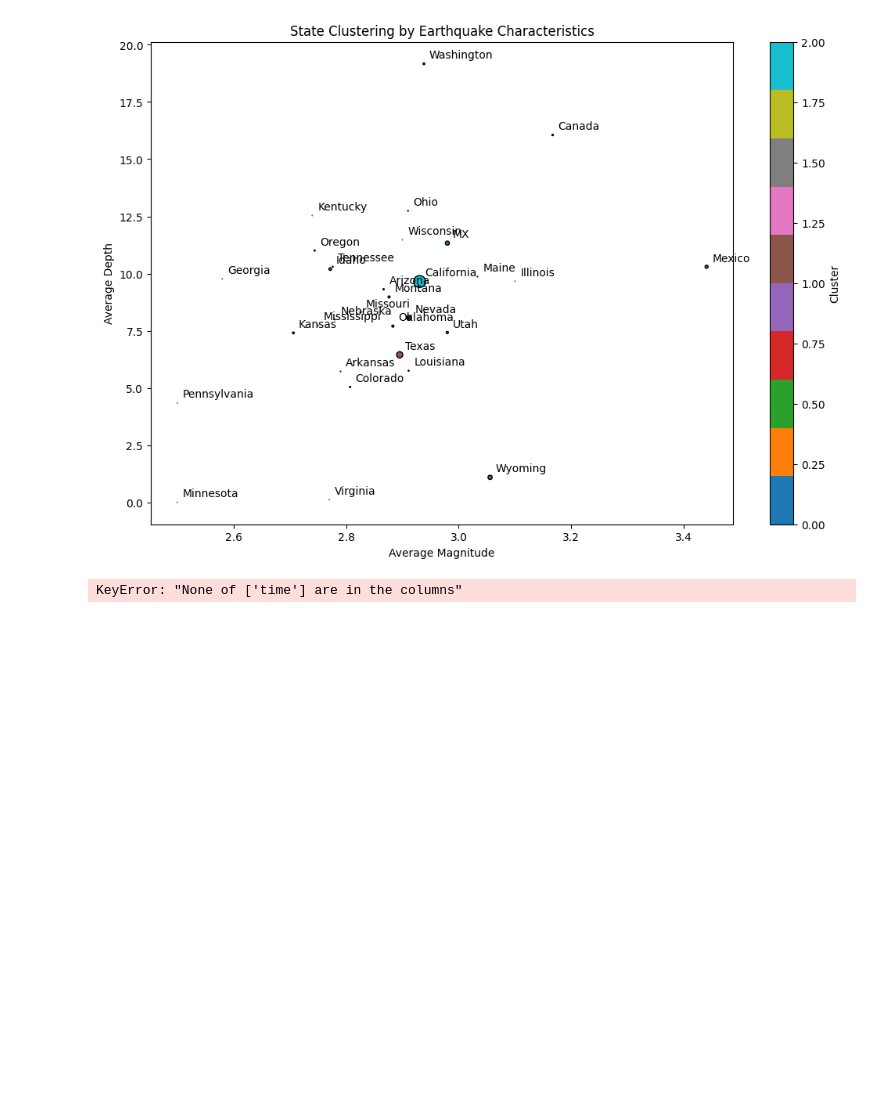
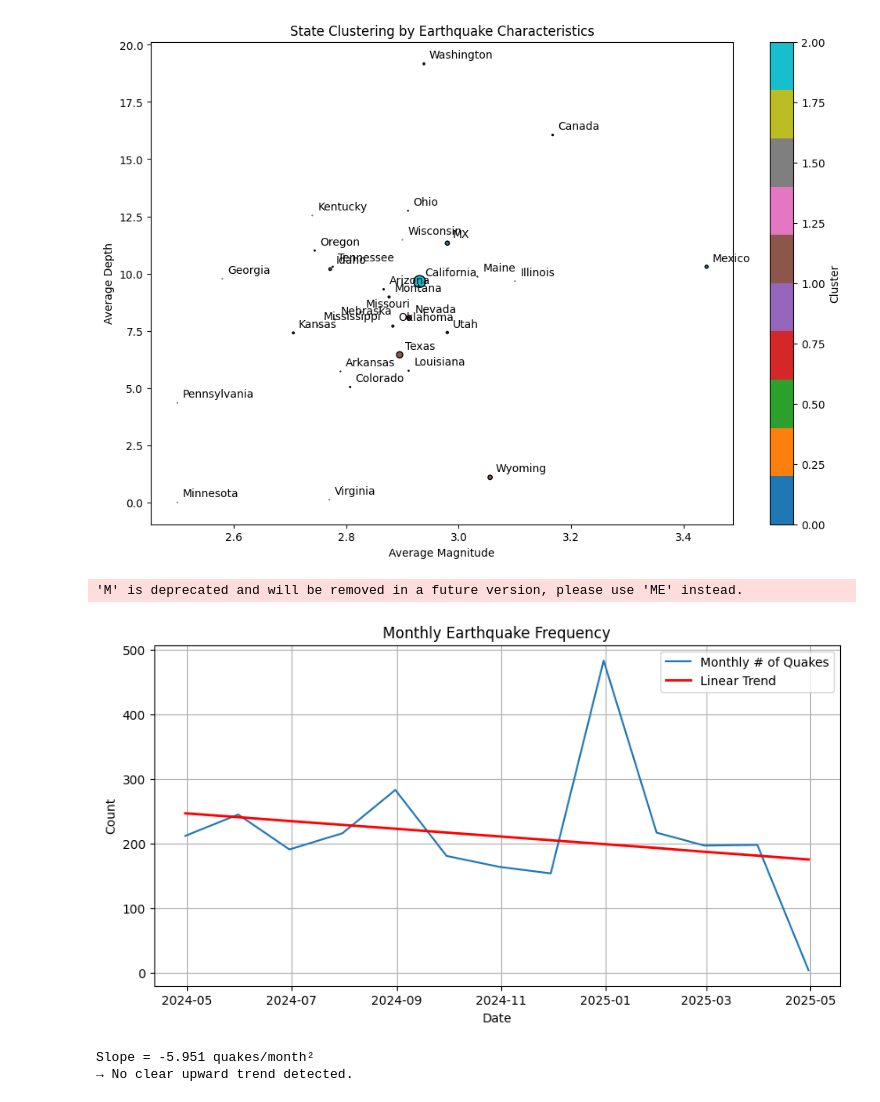
Before and after one commit to ritesh3280/CMSC320_Final_Project, a Jupyter notebook: Checkpoint2.ipynb, the cells around one changed output. Drawn from its saved outputs; the diff is of its cells as text; code cells hidden in the pictures; blank space fills up the shorter version.

```diff
--- a/Checkpoint2.ipynb
+++ b/Checkpoint2.ipynb
@@ -372,43 +275,43 @@ Cluster centers:
 # %%
 import pandas as pd
 import matplotlib.pyplot as plt
 import numpy as np
 from sklearn.linear_model import LinearRegression
 
-# 1. LOAD & PREPARE
-# df is your DataFrame with a 'time' column
-df['time'] = pd.to_datetime(df['time'])
-df = df.set_index('time')
+# 1. PARSE & INDEX
+df['date'] = pd.to_datetime(df['date'])
+df = df.set_index('date')
 
 # 2. AGGREGATE TO MONTHLY COUNTS
 monthly_counts = df.resample('M').size().rename('quake_count')
 
-# 3. PLOT THE TIME SERIES
+# 3. PLOT THE RAW SERIES
 plt.figure(figsize=(10,5))
-plt.plot(monthly_counts.index, monthly_counts, label='Monthly Count')
+plt.plot(monthly_counts.index, monthly_counts, label='Monthly # of Quakes')
 plt.xlabel('Date')
-plt.ylabel('Number of Earthquakes')
+plt.ylabel('Count')
 plt.title('Monthly Earthquake Frequency')
 plt.grid(True)
 
-# 4. FIT A LINEAR TREND
-# turn each month into an integer index 0,1,2,...
-X = np.arange(len(monthly_counts)).reshape(-1,1)
+# 4. FIT & OVERLAY A LINEAR TREND
+X = np.arange(len(monthly_counts)).reshape(-1,1)  # month 0,1,2,...
 y = monthly_counts.values
 model = LinearRegression().fit(X, y)
 trend = model.predict(X)
 
 plt.plot(monthly_counts.index, trend, color='red', linewidth=2, label='Linear Trend')
 plt.legend()
 plt.show()
 
-# 5. REPORT THE TREND
+# 5. INTERPRET THE SLOPE
 slope = model.coef_[0]
-intercept = model.intercept_
-print(f"Trend: quake_count ≈ {slope:.3f}·month_index + {intercept:.1f}")
+print(f"Slope = {slope:.3f} quakes/month²")
 if slope > 0:
-    print("→ Positive slope indicates an overall increase in frequency over time.")
+    print("→ Indicates an overall increase in monthly frequency.")
 else:
-    print("→ Non‐positive slope suggests no clear increase.")
+    print("→ No clear upward trend detected.")
 # %% [output]
-KeyError: "None of ['time'] are in the columns"
+'M' is deprecated and will be removed in a future version, please use 'ME' instead.
+[figure, added]
+Slope = -5.951 quakes/month²
+→ No clear upward trend detected.
```
Also changed, not shown: parts of 3 cells of this notebook, 1 other file.
